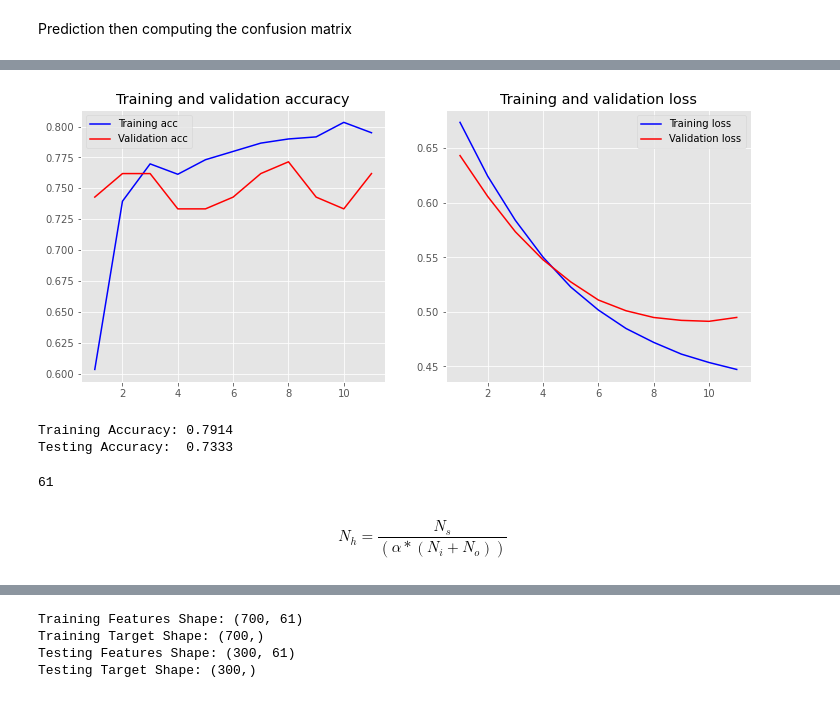
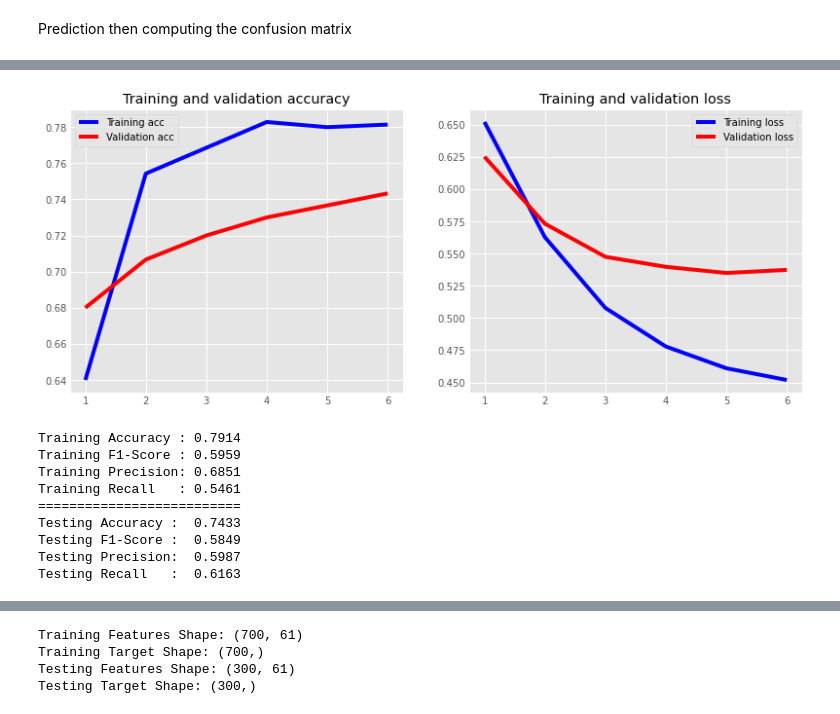
Before and after one commit to loicpalma/MLP_Project, a Jupyter notebook: Neural_Network.ipynb, the cells around one changed output, grey strips where cells are left out. Cells and saved outputs as stored; diff of their text form; code cells hidden in the pictures.

```diff
--- a/Neural_Network.ipynb
+++ b/Neural_Network.ipynb
@@ -60,4 +74,4 @@ Using TensorFlow backend.
 # %% [markdown]
 ### Path
 # %%
-path = r'~/Desktop/NN/'
+path = r'~/Desktop/MLP_Project/'
@@ -346,0 +299,35 @@ It is about time to fit our model:
+# %%
+dense_layers = [1]
+layer_sizes = [6, 12, 18]
+layer_sizes_2 = [2, 4, 6]
+batch_sizes = [1, 16, 32]
+
+for dense_layer in dense_layers:
+    for layer_size in layer_sizes:
+        for layer_size_2 in layer_sizes_2:
+            for batch_size in batch_sizes:
+
+                NAME = "{}-nodes_layer1-{}-nodes_layer2-{}-batch_size".format(layer_size, layer_size_2, batch_size)
+                tensorboard = TensorBoard(log_dir = 'logs/{}'.format(NAME))
+                print(NAME)
+
+                model = Sequential()
+
+                for l in range(dense_layer):
+                    model.add(Dense(layer_size,
+                                    kernel_initializer = 'normal',
+                                    input_dim = X_train.shape[1]))
+                    model.add(Dense(layer_size_2))
+
+                model.add(Dense(1))
+                model.add(Activation('sigmoid'))
+
+                model.compile(loss = 'binary_crossentropy',
+                              optimizer = 'adam',
+                              metrics = ['acc'])
+                model.fit(X_train, y_train,
+                          validation_data=(X_test, y_test), batch_size = batch_size,
+                          epochs = 100,
+                          callbacks = [EarlyStopping(monitor = 'val_loss', min_delta = 0.0001), tensorboard],
+                          shuffle = True,
+                          verbose = False)
@@ -397,16 +488,16 @@ def Keras_Model():
                   kernel_initializer = 'uniform',
                   input_dim = input_dim)(inputs)
     layer = Dense(units = 2)(layer)
-    layer = Dense(1, activation='sigmoid')(layer)
+    layer = Dense(1, activation = 'sigmoid')(layer)
     model = Model(inputs = inputs, outputs = layer)
     return model
 
 classifier = Keras_Model()
 classifier.compile(loss = 'binary_crossentropy',
-              optimizer = 'adam',
-              metrics = ['mse', 'acc'])
+                   optimizer = 'adam',
+                   metrics = ['acc', f1_m,precision_m, recall_m])
 nn_it = classifier.fit(X_train, y_train,
-                       validation_split=0.15, batch_size = 32,
+                       validation_data=(X_test, y_test), batch_size = 16,
                        epochs = 100,
                        callbacks = [EarlyStopping(monitor = 'val_loss', min_delta = 0.0001)],
                        shuffle = True)
@@ -443,15 +532,23 @@ Epoch 11/100
-[figure, old version]
+[figure, new version]
 # %%
-loss, mse, accuracy = classifier.evaluate(X_train, y_train, verbose=False)
-print("Training Accuracy: {:.4f}".format(accuracy))
-loss, mse, accuracy = classifier.evaluate(X_test, y_test, verbose=False)
-print("Testing Accuracy:  {:.4f}".format(accuracy))
+loss, accuracy, f1_score, precision, recall = classifier.evaluate(X_train, y_train, verbose=False)
+print("Training Accuracy : {:.4f}".format(accuracy))
+print("Training F1-Score : {:.4f}".format(f1_score))
+print("Training Precision: {:.4f}".format(precision))
+print("Training Recall   : {:.4f}".format(recall))
+print("==========================")
+loss, accuracy, f1_score, precision, recall = classifier.evaluate(X_test, y_test, verbose=False)
+print("Testing Accuracy :  {:.4f}".format(accuracy))
+print("Testing F1-Score :  {:.4f}".format(f1_score))
+print("Testing Precision:  {:.4f}".format(precision))
+print("Testing Recall   :  {:.4f}".format(recall))
 # %% [output]
-Training Accuracy: 0.7914
-Testing Accuracy:  0.7333
+Training Accuracy : 0.7914
+Training F1-Score : 0.5959
+Training Precision: 0.6851
+Training Recall   : 0.5461
+==========================
+Testing Accuracy :  0.7433
+Testing F1-Score :  0.5849
+Testing Precision:  0.5987
+Testing Recall   :  0.6163
-# %%
-input_dim
-# %% [output]
-61
-# %% [markdown]
-$$N_h = \frac{N_s} {(\alpha * (N_i + N_o))}$$
```
Also changed, not shown: parts of 106 cells of this notebook, 1 other file.
